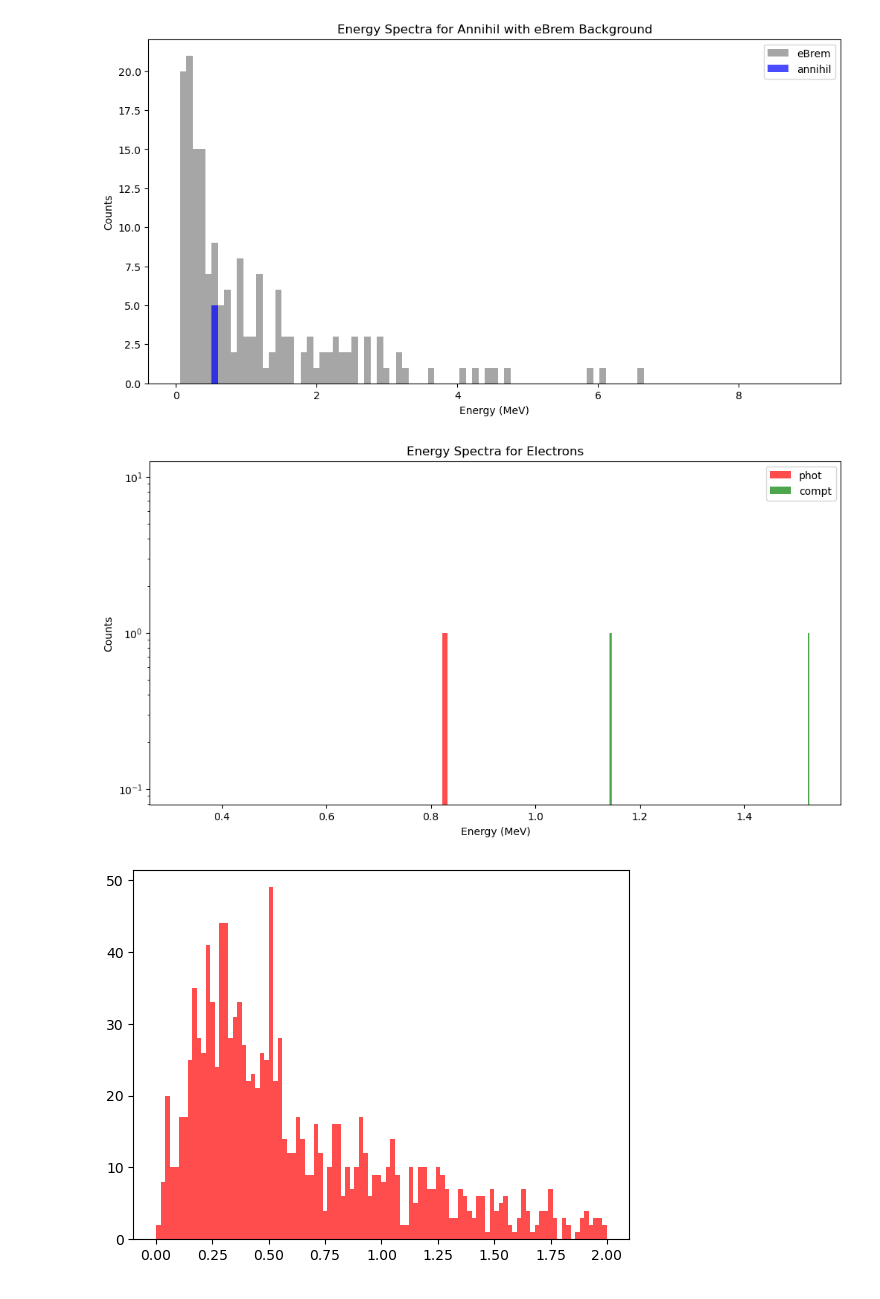
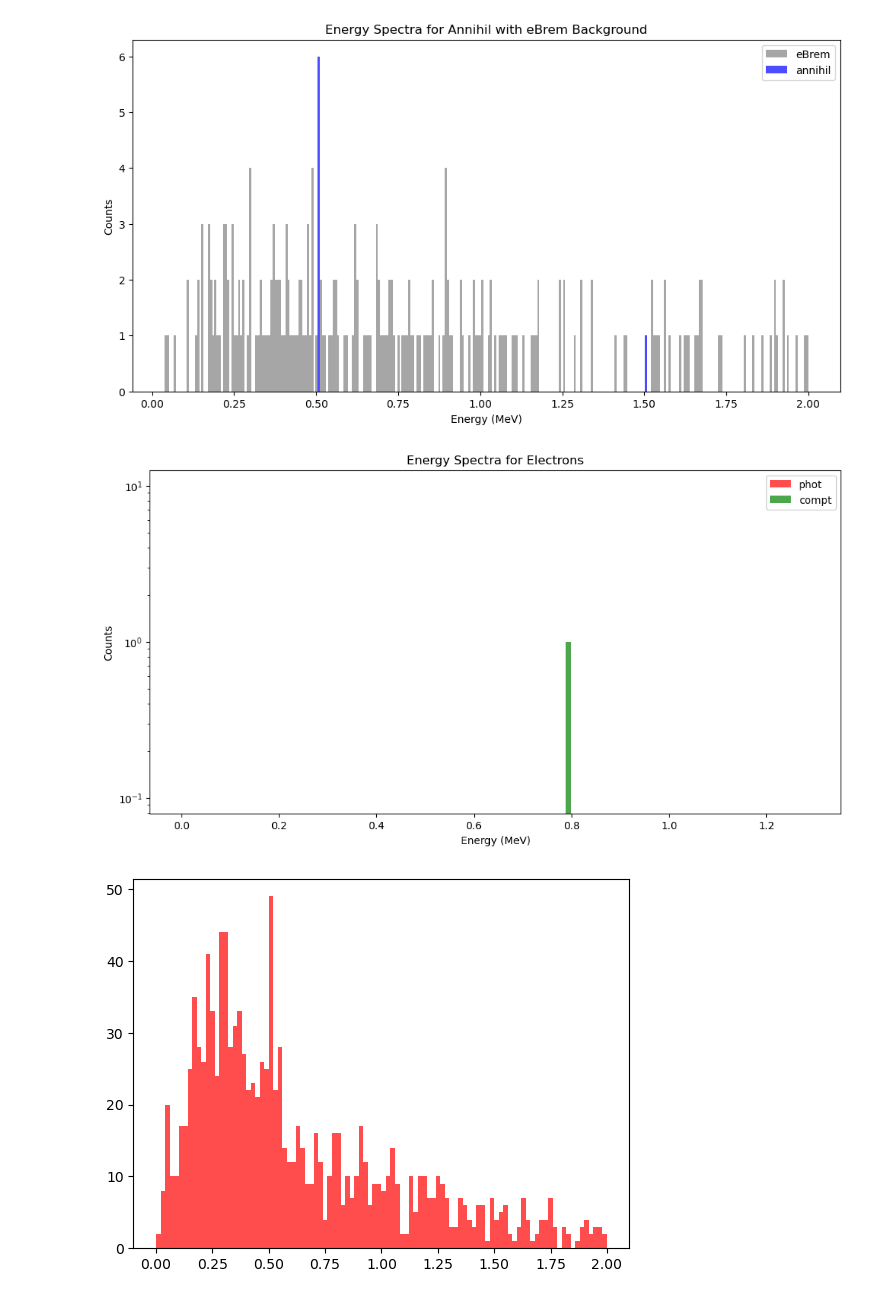
Before and after one commit to francescouni0/Online-Monitoring, a Jupyter notebook: pipetanalysis.ipynb, the cells around one changed output. Cells and saved outputs as stored; diff of their text form; code cells hidden in the pictures.

Commit message:
commit for experimental setup

```diff
--- a/pipetanalysis.ipynb
+++ b/pipetanalysis.ipynb
@@ -4,7 +4,7 @@ import matplotlib.pyplot as plt
 import numpy as np
 
 # Open the ROOT file and get the TTree
-file = uproot.open("dati/Hits_senzatarget.root")
+file = uproot.open("dati/setup_def/Hits3.root")
 tree = file["Hits"]
 
 # Get the data as a Pandas DataFrame
@@ -50,9 +50,9 @@ for process_name in process_names:
 min_value = min(background_energy.min(), process_energy_spectra["annihil"].min())
 #max_value = max(background_energy.max(), process_energy_spectra["annihil"].max())
 
-max_value = 9
+max_value = 2
 
-num_bins = 100  # Adjust as needed
+num_bins = 300  # Adjust as needed
 bin_edges = np.linspace(min_value, max_value, num=num_bins)
 
 plt.figure(figsize=(12, 6))
@@ -108,35 +108,35 @@ plt.legend()
 plt.show()
 
 
 # Plot cylindrical positions for eBrem as background
 #if background_positions is not None:
 #    plt.hist(background_positions, bins=60, label="eBrem", alpha=0.7, color="gray",range=(-3, 3))
 #if "annihil" in process_positions:
 #    plt.hist(process_positions["annihil"], bins=60, label="annihil", alpha=0.7, color="blue",range=(-3, 3))
 #plt.xlabel("Cylindrical Position (mm)")
 #plt.ylabel("Counts")
 #plt.title("Cylindrical Position for Annihil with eBrem Background")
 #plt.legend()
 #
 #plt.tight_layout()
 #plt.show()
 #
 ## Perform TOF analysis for annihil and eBrem
 #if background_TOF is not None:
 #    plt.hist(background_TOF, bins=100, label="eBrem", alpha=0.7, color="gray")
 #
 #
 #if "annihil" in process_TOF:
 #    plt.hist(process_TOF["annihil"], bins=100, label="annihil", alpha=0.7, range=(0, 10))
 #    plt.xlabel("Time of Flight (ns)")
 #    plt.ylabel("Counts")
 #    plt.title("Time of Flight for Annihil and eBrem")
 #    plt.legend()
 #
 #plt.show()
 # %% [output]
-[figure, old version]
+[figure, new version]
-[figure, old version]
+[figure, new version]
 # %%
 #data=data[data["particleName"]=="gamma"]
 
```
Also changed, not shown: parts of 1 cell of this notebook, 2 other files.
